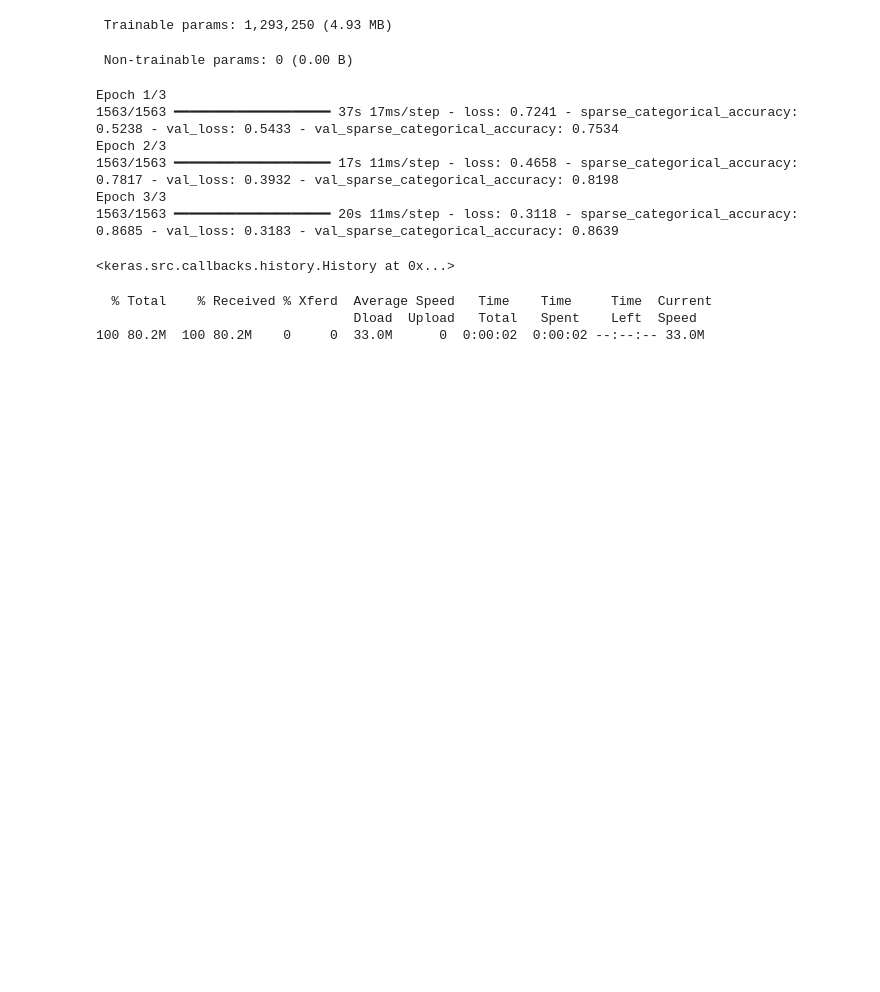
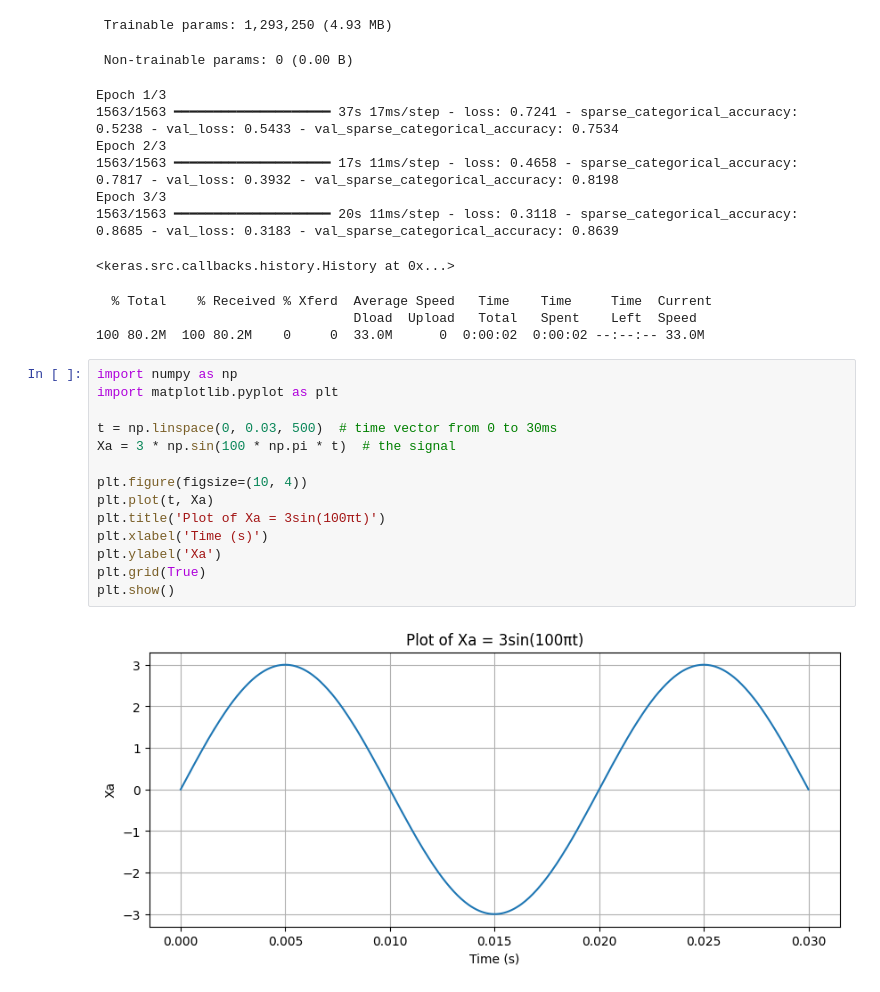
Before and after one commit to LeoMcBills/tensorFlowPrac, a Jupyter notebook: kerasNLP.ipynb, the cells around one changed output. Cells and saved outputs as stored; diff of their text form; blank space fills up the shorter version.

```diff
--- a/kerasNLP.ipynb
+++ b/kerasNLP.ipynb
@@ -539,3 +539,19 @@ Epoch 3/3
   % Total    % Received % Xferd  Average Speed   Time    Time     Time  Current
                                  Dload  Upload   Total   Spent    Left  Speed
 100 80.2M  100 80.2M    0     0  33.0M      0  0:00:02  0:00:02 --:--:-- 33.0M
+# %%
+import numpy as np
+import matplotlib.pyplot as plt
+
+t = np.linspace(0, 0.03, 500)  # time vector from 0 to 30ms
+Xa = 3 * np.sin(100 * np.pi * t)  # the signal
+
+plt.figure(figsize=(10, 4))
+plt.plot(t, Xa)
+plt.title('Plot of Xa = 3sin(100πt)')
+plt.xlabel('Time (s)')
+plt.ylabel('Xa')
+plt.grid(True)
+plt.show()
+# %% [output]
+[figure, added]
```
